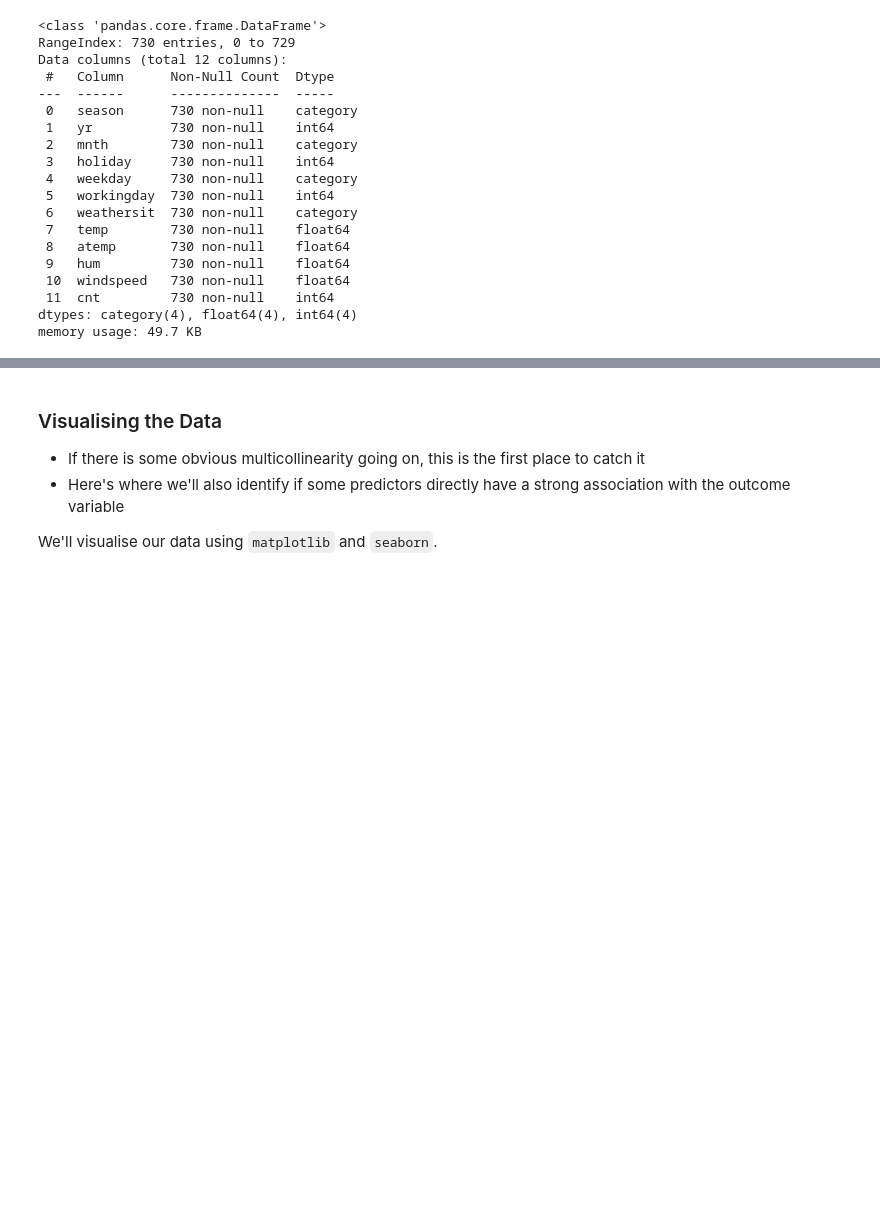
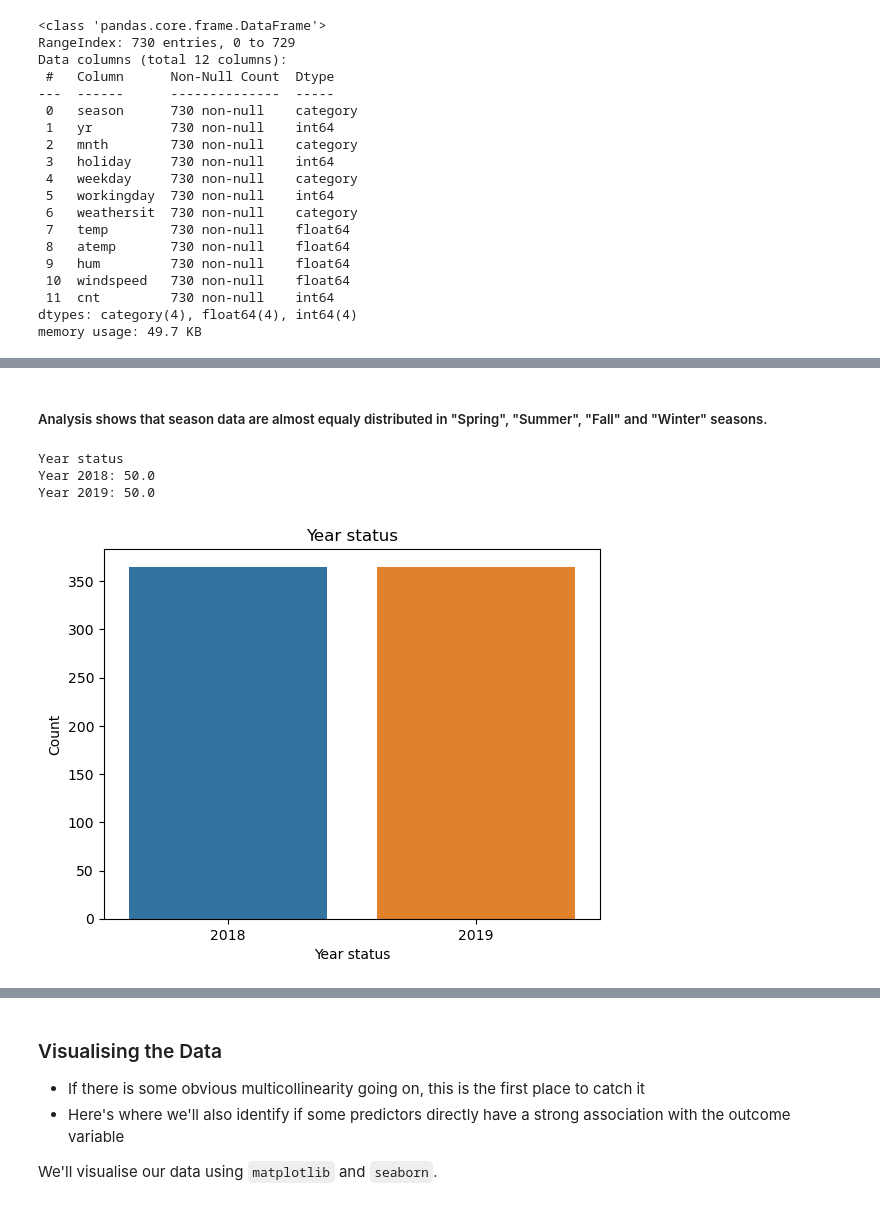
Before and after one commit to RavishankarDuMCA10/BikeSharingCaseStudy, a Jupyter notebook: BikeSharing.ipynb, the cells around one changed output, grey strips where cells are left out. Drawn from its saved outputs; the diff is of its cells as text; code cells hidden in the pictures; blank space fills up the shorter version.

```diff
--- a/BikeSharing.ipynb
+++ b/BikeSharing.ipynb
@@ -266,0 +300,18 @@ df_bike.head()
+# %% [markdown]
+##### Analysis shows that season data are almost equaly distributed in "Spring", "Summer", "Fall" and "Winter" seasons.
+# %%
+# Year status
+print("Year status")
+print(f"Year 2018: {len(bike[bike['yr'] == 2018])/len(bike['yr'])*100}")
+print(f"Year 2019: {len(bike[bike['yr'] == 2019])/len(bike['yr'])*100}")
+
+season = sns.countplot(x = 'yr', data = bike)
+season.set_title('Year status')
+season.set_xlabel('Year status')
+season.set_ylabel('Count')
+plt.show()
+# %% [output]
+Year status
+Year 2018: 50.0
+Year 2019: 50.0
+[figure, added]
```
Also changed, not shown: parts of 34 cells of this notebook, 1 other file.
